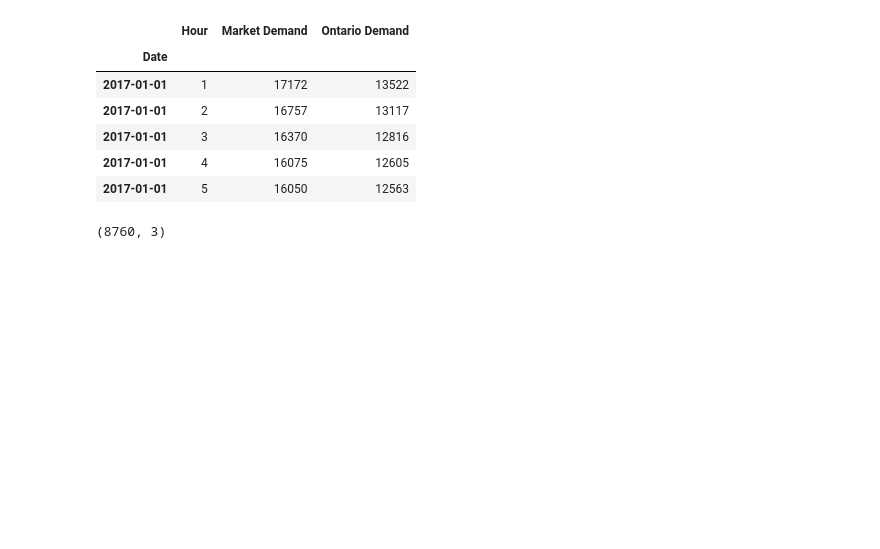
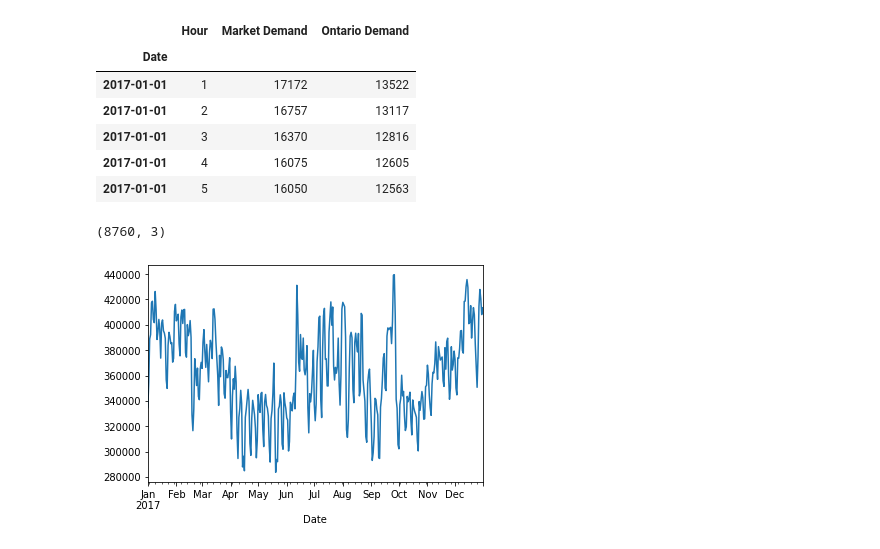
Before and after one commit to janosepah/ML_Project, a Jupyter notebook: Final_Project.ipynb, the cells around one changed output. Drawn from its saved outputs; the diff is of its cells as text; code cells hidden in the pictures; blank space fills up the shorter version.

```diff
--- a/Final_Project.ipynb
+++ b/Final_Project.ipynb
@@ -46,3 +46,10 @@ Ontario_Demand.head()
 Ontario_Demand.shape
 # %% [output]
 (8760, 3)
+# %%
+daily_data = Ontario_Demand.resample(rule='D').sum()
+daily_data = daily_data.asfreq('D')
+daily_data.head(10)
+daily_data['Ontario Demand'].plot();
+# %% [output]
+[figure, added]
```
